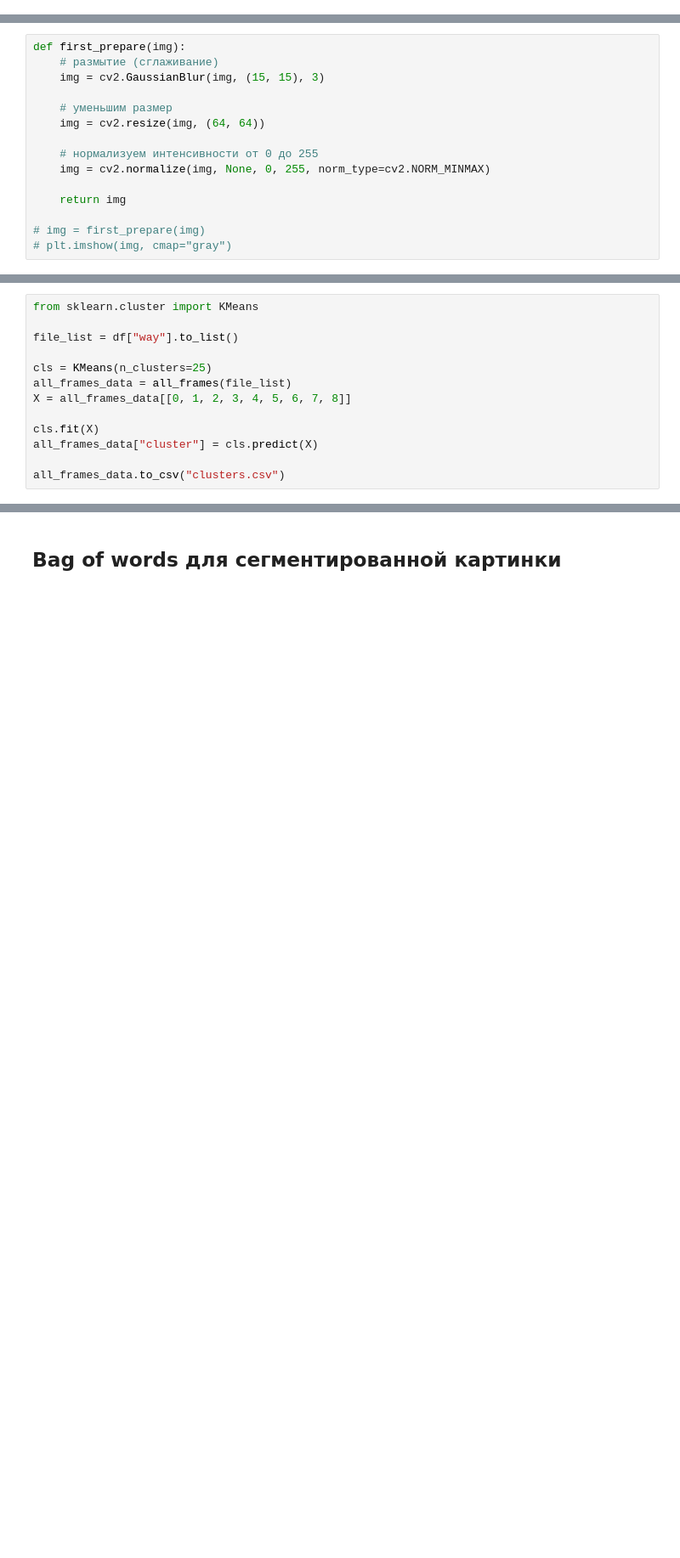
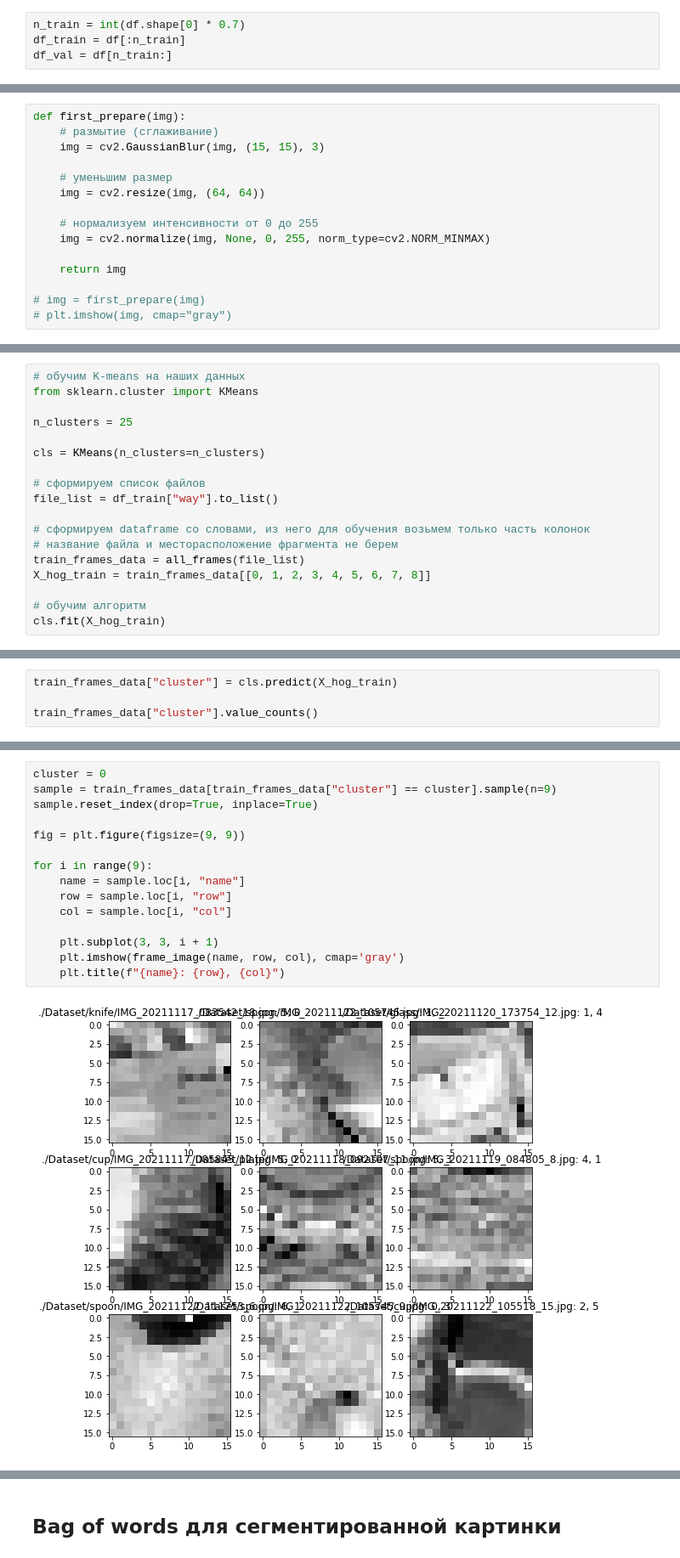
Before and after one commit to TFofanova-py/dish_classifier_NIS, a Jupyter notebook: Bag_of_words.ipynb, the cells around one changed output, grey strips where cells are left out. Shown at 85% size. Cells and saved outputs as stored; diff of their text form; blank space fills up the shorter version.

```diff
--- a/Bag_of_words.ipynb
+++ b/Bag_of_words.ipynb
@@ -43 +60,5 @@ df.head()
+# %%
+n_train = int(df.shape[0] * 0.7)
+df_train = df[:n_train]
+df_val = df[n_train:]
 # %% [markdown]
@@ -116,13 +160,18 @@ plt.imshow(show_frame("./Dataset/fork/IMG_20211119_084920_0.jpg", 4, 2))
 # %%
+# обучим K-means на наших данных
 from sklearn.cluster import KMeans
 
-file_list = df["way"].to_list()
+n_clusters = 25
 
-cls = KMeans(n_clusters=25)
-all_frames_data = all_frames(file_list)
-X = all_frames_data[[0, 1, 2, 3, 4, 5, 6, 7, 8]]
+cls = KMeans(n_clusters=n_clusters)
 
-cls.fit(X)
-all_frames_data["cluster"] = cls.predict(X)
+# сформируем список файлов
+file_list = df_train["way"].to_list()
 
-all_frames_data.to_csv("clusters.csv")
+# сформируем dataframe со словами, из него для обучения возьмем только часть колонок
+# название файла и месторасположение фрагмента не берем
+train_frames_data = all_frames(file_list)
+X_hog_train = train_frames_data[[0, 1, 2, 3, 4, 5, 6, 7, 8]]
+
+# обучим алгоритм
+cls.fit(X_hog_train)
@@ -128,0 +184,4 @@ all_frames_data.to_csv("clusters.csv")
+# %%
+train_frames_data["cluster"] = cls.predict(X_hog_train)
+
+train_frames_data["cluster"].value_counts()
@@ -128,0 +210,17 @@ all_frames_data.to_csv("clusters.csv")
+# %%
+cluster = 0
+sample = train_frames_data[train_frames_data["cluster"] == cluster].sample(n=9)
+sample.reset_index(drop=True, inplace=True)
+
+fig = plt.figure(figsize=(9, 9))
+
+for i in range(9):
+    name = sample.loc[i, "name"]
+    row = sample.loc[i, "row"]
+    col = sample.loc[i, "col"]
+
+    plt.subplot(3, 3, i + 1)
+    plt.imshow(frame_image(name, row, col), cmap='gray')
+    plt.title(f"{name}: {row}, {col}")
+# %% [output]
+[figure, added]
```
Also changed, not shown: parts of 50 cells of this notebook.
